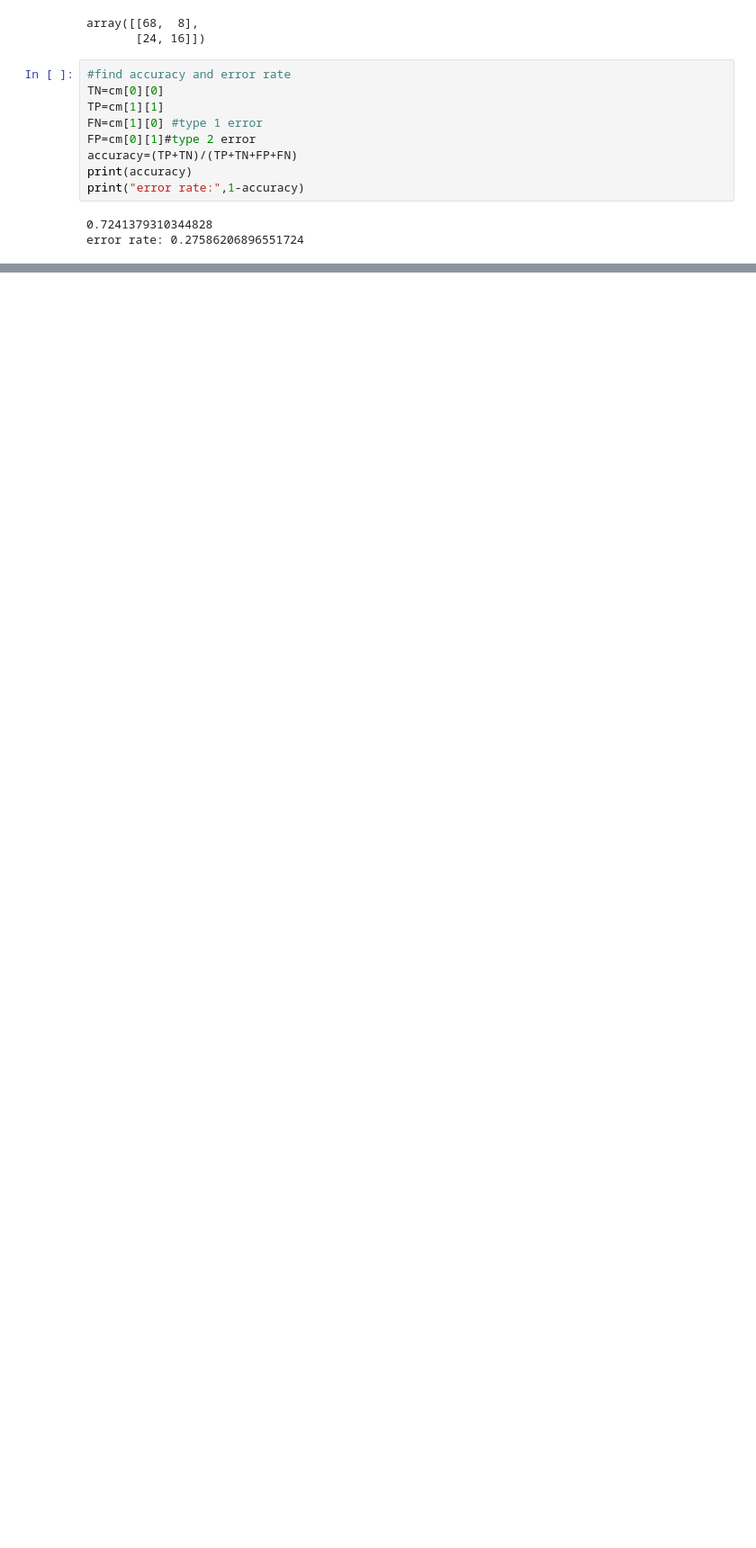
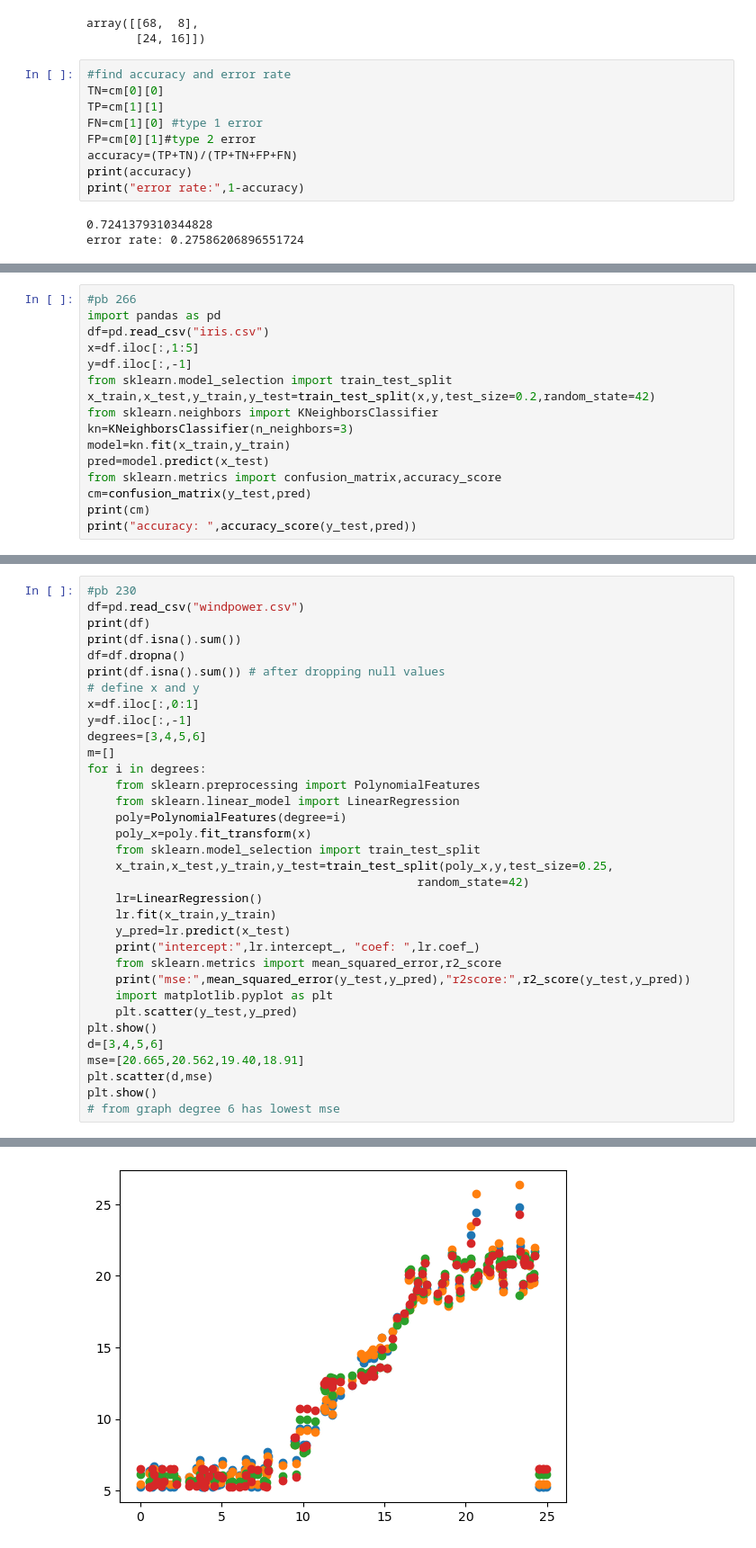
Before and after one commit to swatipatel111/datasets, a Jupyter notebook: D7_ML_shp.ipynb, the cells around one changed output, grey strips where cells are left out. Shown at 90% size. Cells and saved outputs as stored; diff of their text form; blank space fills up the shorter version.

```diff
--- a/D7_ML_shp.ipynb
+++ b/D7_ML_shp.ipynb
@@ -336,0 +343,16 @@ error rate: 0.27586206896551724
+# %%
+#pb 266
+import pandas as pd
+df=pd.read_csv("iris.csv")
+x=df.iloc[:,1:5]
+y=df.iloc[:,-1]
+from sklearn.model_selection import train_test_split
+x_train,x_test,y_train,y_test=train_test_split(x,y,test_size=0.2,random_state=42)
+from sklearn.neighbors import KNeighborsClassifier
+kn=KNeighborsClassifier(n_neighbors=3)
+model=kn.fit(x_train,y_train)
+pred=model.predict(x_test)
+from sklearn.metrics import confusion_matrix,accuracy_score
+cm=confusion_matrix(y_test,pred)
+print(cm)
+print("accuracy: ",accuracy_score(y_test,pred))
@@ -336,0 +364,35 @@ error rate: 0.27586206896551724
+# %%
+#pb 230
+df=pd.read_csv("windpower.csv")
+print(df)
+print(df.isna().sum())
+df=df.dropna()
+print(df.isna().sum()) # after dropping null values
+# define x and y
+x=df.iloc[:,0:1]
+y=df.iloc[:,-1]
+degrees=[3,4,5,6]
+m=[]
+for i in degrees:
+    from sklearn.preprocessing import PolynomialFeatures
+    from sklearn.linear_model import LinearRegression
+    poly=PolynomialFeatures(degree=i)
+    poly_x=poly.fit_transform(x)
+    from sklearn.model_selection import train_test_split
+    x_train,x_test,y_train,y_test=train_test_split(poly_x,y,test_size=0.25,
+                                               random_state=42)
+    lr=LinearRegression()
+    lr.fit(x_train,y_train)
+    y_pred=lr.predict(x_test)
+    print("intercept:",lr.intercept_, "coef: ",lr.coef_)
+    from sklearn.metrics import mean_squared_error,r2_score
+    print("mse:",mean_squared_error(y_test,y_pred),"r2score:",r2_score(y_test,y_pred))
+    import matplotlib.pyplot as plt
+    plt.scatter(y_test,y_pred)
+plt.show()
+d=[3,4,5,6]
+mse=[20.665,20.562,19.40,18.91]
+plt.scatter(d,mse)
+plt.show()
+# from graph degree 6 has lowest mse
+# %% [output]
@@ -336,0 +416 @@ error rate: 0.27586206896551724
+[figure, added]
```
Also changed, not shown: parts of 21 cells of this notebook.
